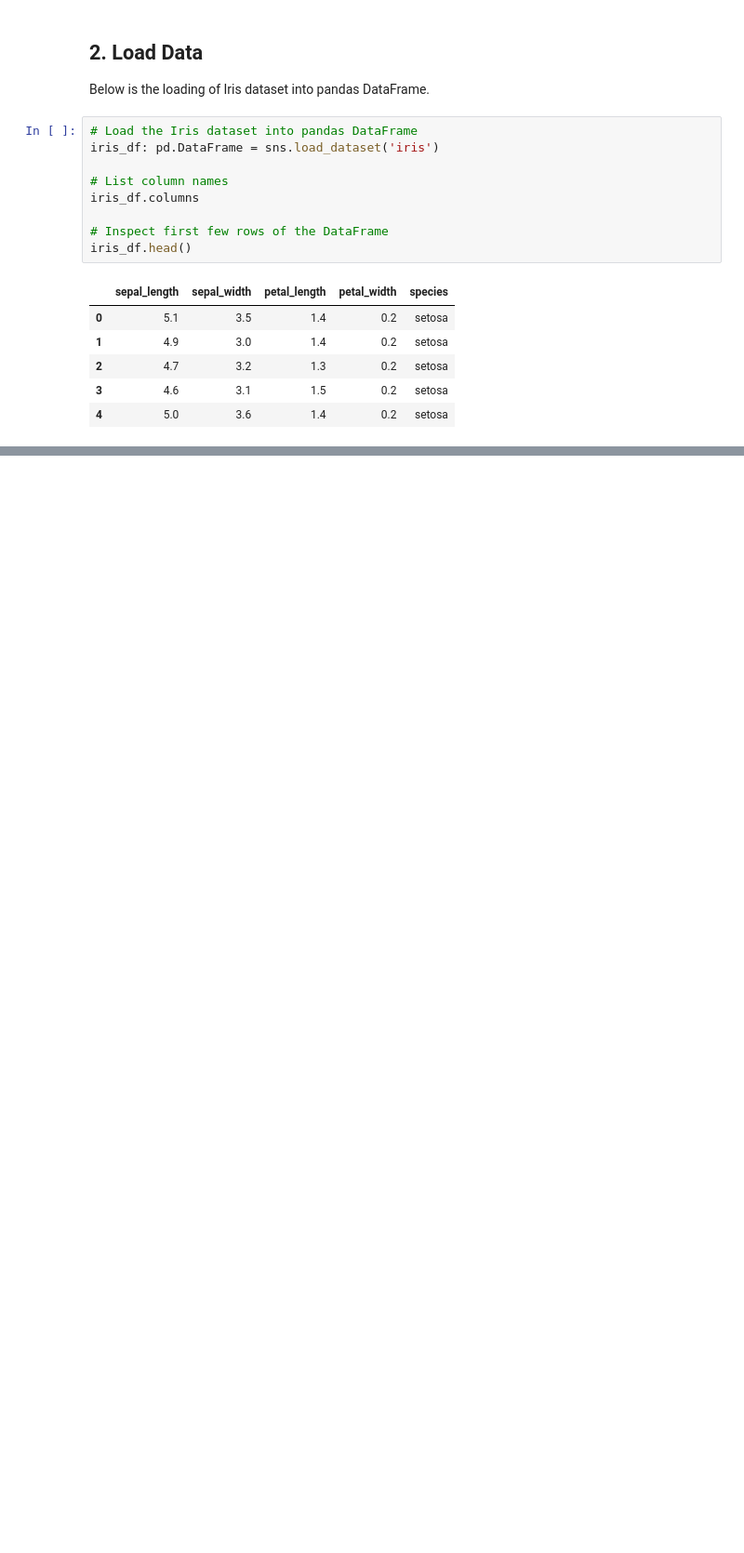
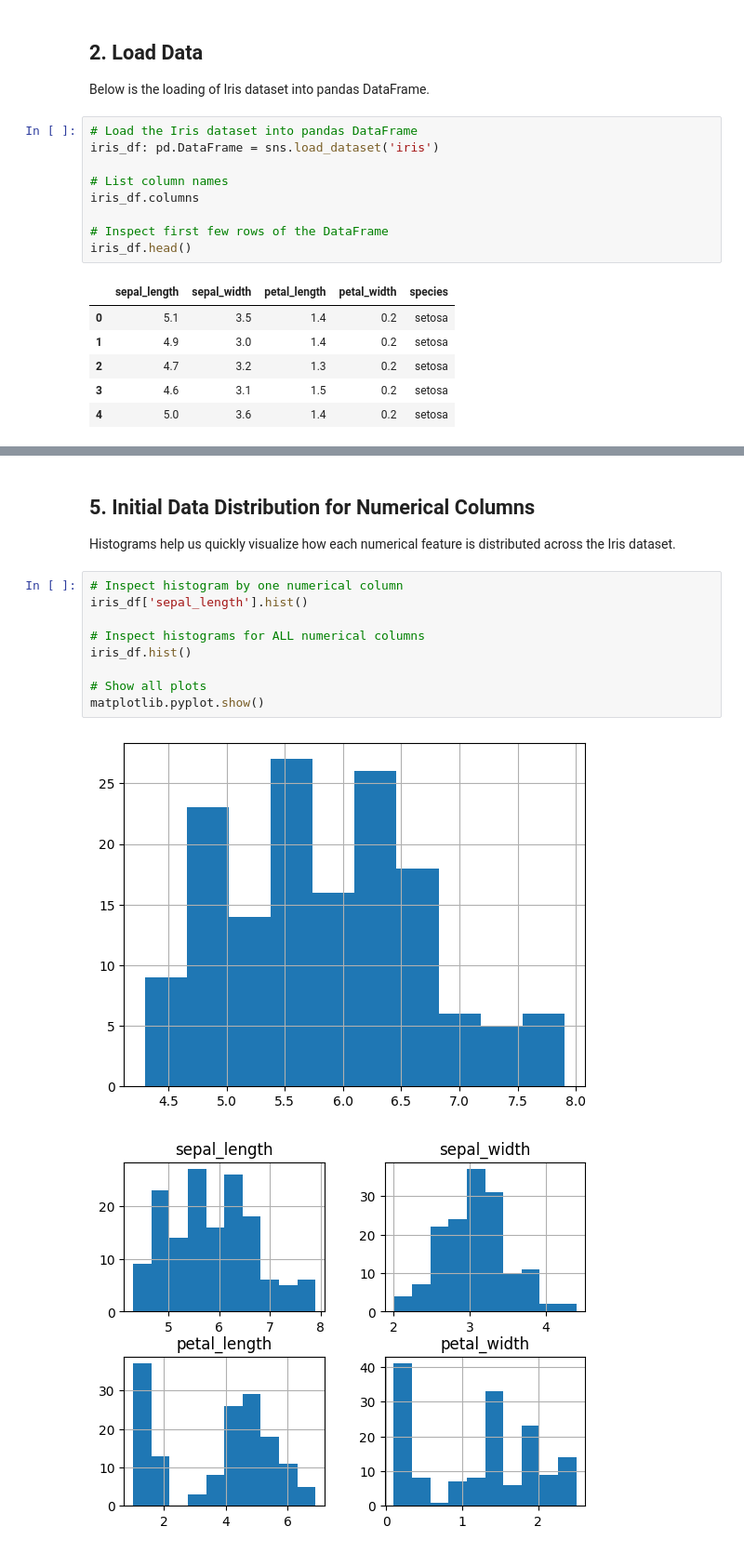
Before and after one commit to ksteele3712/datafun_04_notebook, a Jupyter notebook: ksteele_eda.ipynb, the cells around one changed output, grey strips where cells are left out. Shown: that part at 93% size. Drawn from its saved outputs; the diff is of its cells as text; blank space fills up the shorter version.

```diff
--- a/ksteele_eda.ipynb
+++ b/ksteele_eda.ipynb
@@ -39,0 +144,16 @@ iris_df.head()
+# %% [markdown]
+## 5. Initial Data Distribution for Numerical Columns
+
+Histograms help us quickly visualize how each numerical feature is distributed across the Iris dataset.
+# %%
+# Inspect histogram by one numerical column
+iris_df['sepal_length'].hist()
+
+# Inspect histograms for ALL numerical columns
+iris_df.hist()
+
+# Show all plots
+matplotlib.pyplot.show()
+# %% [output]
+[figure, added]
+[figure, added]
```
Also changed, not shown: parts of 22 cells of this notebook, 3 other files.
